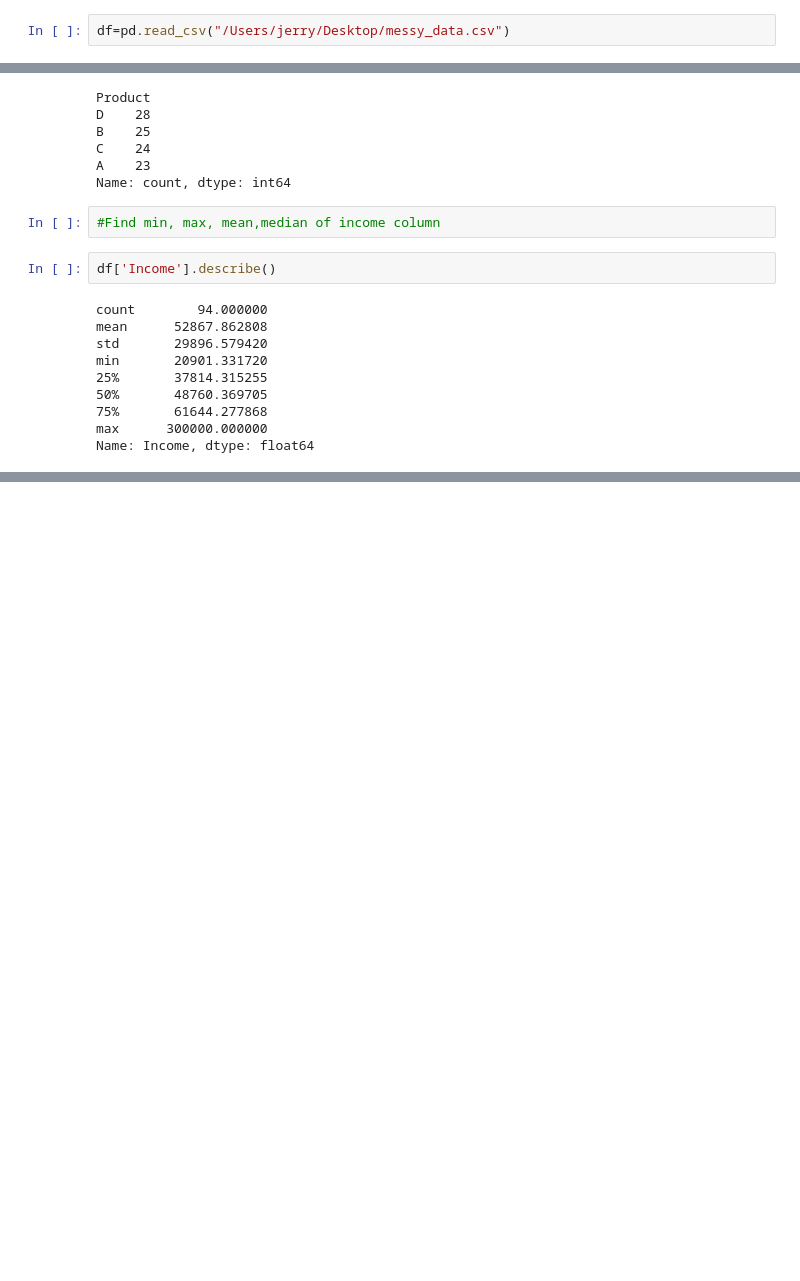
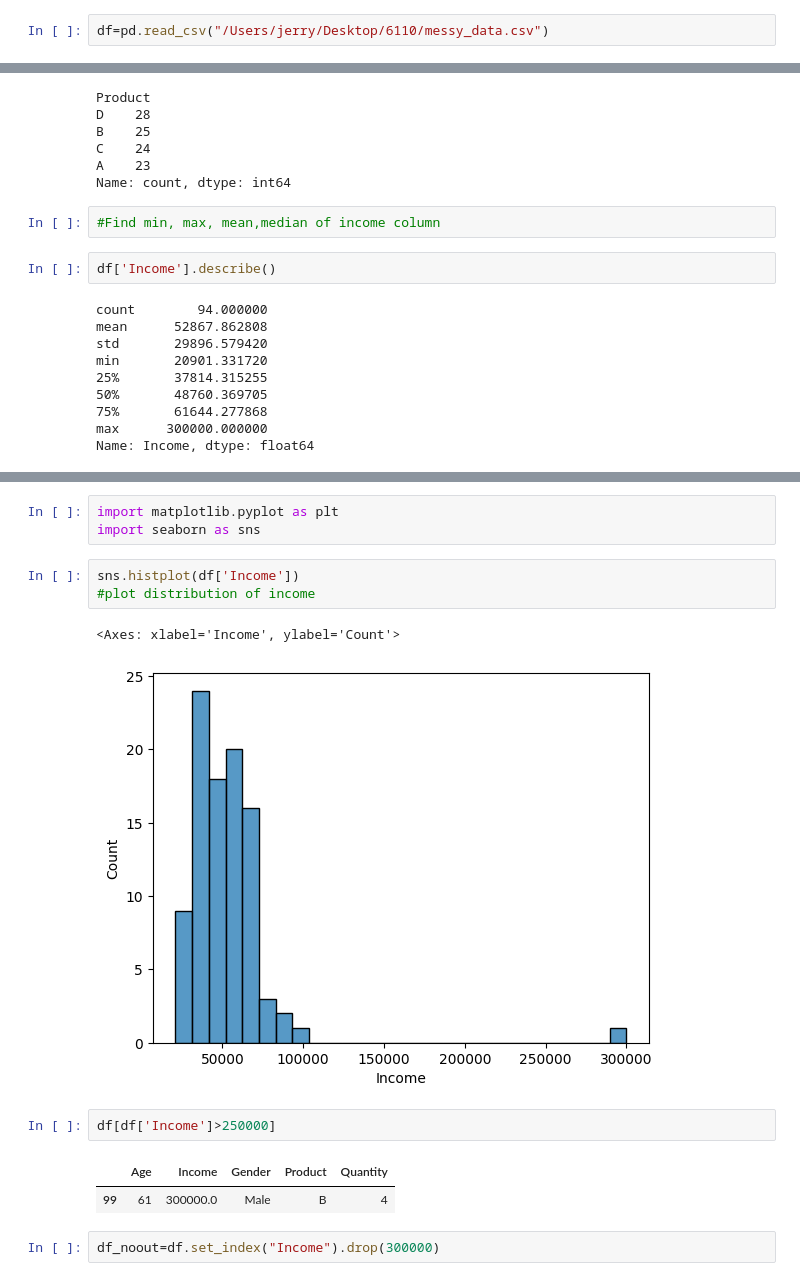
Before and after one commit to yaosheng27/schulich_data_science, a Jupyter notebook: 6110class_2.ipynb, the cells around one changed output, grey strips where cells are left out. Saved outputs shown, nothing was run; the diff lists cells and outputs as text; blank space fills up the shorter version.

```diff
--- a/6110class_2.ipynb
+++ b/6110class_2.ipynb
@@ -1,7 +1,7 @@
 # %%
 import pandas as pd
 # %%
-df=pd.read_csv("/Users/jerry/Desktop/messy_data.csv")
+df=pd.read_csv("/Users/jerry/Desktop/6110/messy_data.csv")
 # %%
 df
 # %% [output]
@@ -78,3 +78,19 @@ df.groupby('Gender')['Income'].describe()
 | Gender |  |  |  |  |  |  |  |  |
 | Female | 54.0 | 49644.486259 | 15220.366090 | 27763.63630 | 37549.629215 | 47443.734975 | 59180.209903 | 94154.95125 |
 | Male | 40.0 | 57219.421148 | 42222.682325 | 20901.33172 | 38144.018710 | 52807.321410 | 63330.314347 | 300000.00000 |
+# %%
+import matplotlib.pyplot as plt
+import seaborn as sns
+# %%
+sns.histplot(df['Income'])
+#plot distribution of income
+# %% [output]
+<Axes: xlabel='Income', ylabel='Count'>
+[figure, added]
+# %%
+df[df['Income']>250000]
+# %% [output]
+|  | Age | Income | Gender | Product | Quantity |
+| 99 | 61 | 300000.0 | Male | B | 4 |
+# %%
+df_noout=df.set_index("Income").drop(300000)
```
Also changed, not shown: parts of 10 cells of this notebook, 1 other file.
